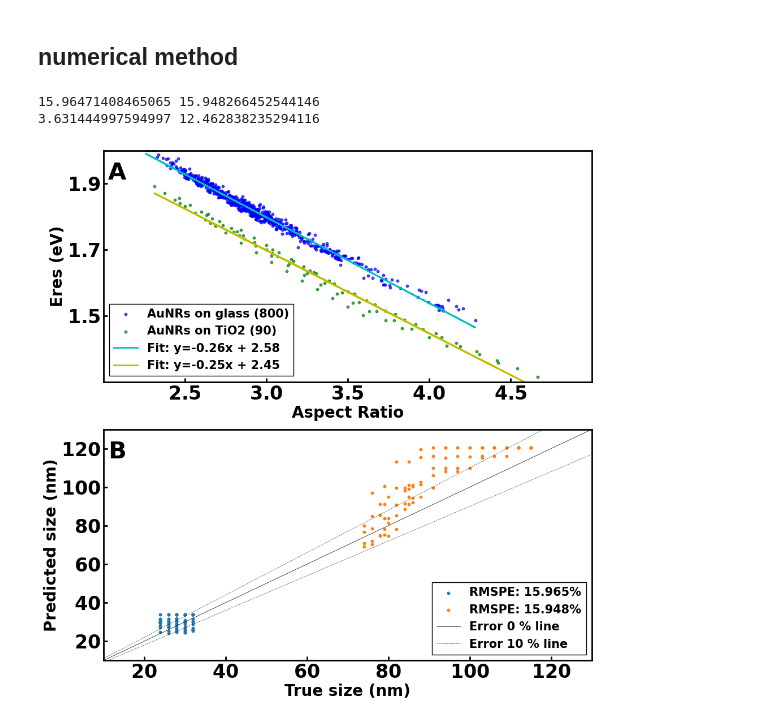
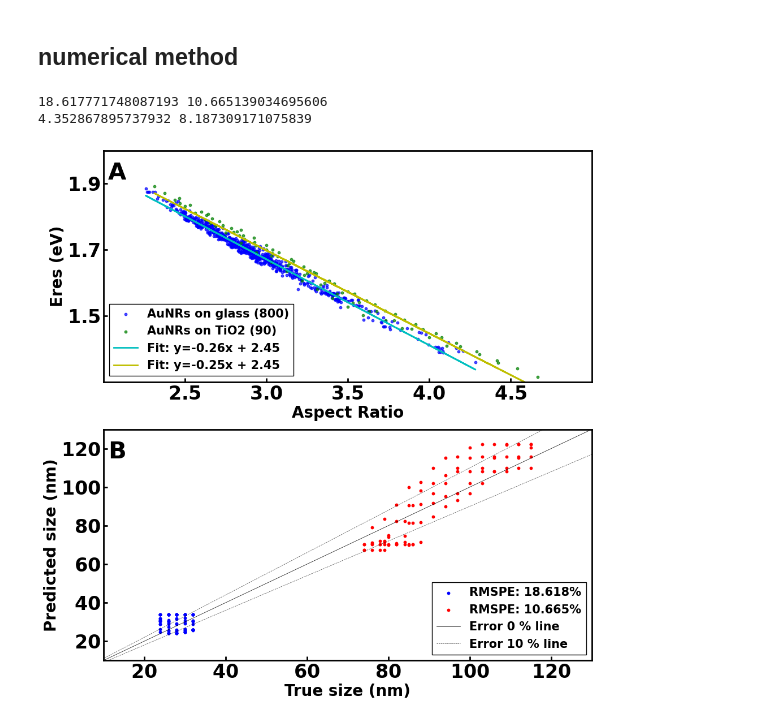
Before and after one commit to SWAN88/AuNR_DA, a Jupyter notebook: 060524_AuNR_DA_figures.ipynb, the cells around one changed output. Drawn from its saved outputs; the diff is of its cells as text; code cells hidden in the pictures.

Commit message:
update figure outline

```diff
--- a/060524_AuNR_DA_figures.ipynb
+++ b/060524_AuNR_DA_figures.ipynb
@@ -266,7 +266,7 @@ def calculate_mean(lst):
 
 
 def numerical_method(ito_data, glass_data, target_nsub):
-    ito_nsub = 1.975
+    ito_nsub = 1.96
     glass_nsub = 1.52
     dnsub_IG = ito_nsub - glass_nsub
     dEres_IG_list = []
@@ -711,7 +711,7 @@ plt.subplots_adjust(hspace=0)  # Remove the space between plots
 # %% [markdown]
 ## numerical method
 # %%
-TiO2_nsub = 2.358
+TiO2_nsub = 2.36
 TiO2_Eres, TiO2_Linewidth = numerical_method(ito_data, glass_data, target_nsub=TiO2_nsub)
 # %%
 # Combine into a DataFrame
@@ -756,52 +756,52 @@ mael3 = mean_absolute_error(yl_tio2, yl_pred3)
 print(rmspew3, rmspel3)
 print(maew3, mael3)
 # %% [output]
-15.96471408465065 15.948266452544146
-3.631444997594997 12.462838235294116
+18.617771748087193 10.665139034695606
+4.352867895737932 8.187309171075839
 # %%
 # Create a figure with two subplots, sharing the x-axis
 fig, (ax1, ax2) = plt.subplots(2, 1, sharex=False, figsize=(10, 10))
 
 # Perform linear regression
 model1 = LinearRegression()
-# model1.fit(glass_data['ratio'].values.reshape(-1, 1), TiO2_Eres)
-model1.fit(glass_data['ratio'].values.reshape(-1, 1), glass_data['eres'])
+model1.fit(glass_data['ratio'].values.reshape(-1, 1), TiO2_Eres)
+# model1.fit(glass_data['ratio'].values.reshape(-1, 1), glass_data['eres'])
 slope1, intercept1 = model1.coef_[0], model1.intercept_
 
 model2 = LinearRegression()
 model2.fit(tio2_data['ratio'].values.reshape(-1, 1), tio2_data['eres'])
 slope2, intercept2 = model2.coef_[0], model2.intercept_
 
-# ax1.scatter(glass_data['ratio'], TiO2_Eres, s=10, c='b', alpha=0.7, label=f'AuNRs on glass ({glass_data.shape[0]})')
-ax1.scatter(glass_data['ratio'], glass_data['eres'], s=10, c='b', alpha=0.7, label=f'AuNRs on glass ({glass_data.shape[0]})')
+ax1.scatter(glass_data['ratio'], TiO2_Eres, s=10, c='b', alpha=0.7, label=f'AuNRs on glass ({glass_data.shape[0]})')
+# ax1.scatter(glass_data['ratio'], glass_data['eres'], s=10, c='b', alpha=0.7, label=f'AuNRs on glass ({glass_data.shape[0]})')
 ax1.scatter(tio2_data['ratio'], tio2_data['eres'], s=10, c='g', alpha=0.7, label=f'AuNRs on TiO2 ({tio2_data.shape[0]})')
 ax1.plot(glass_data['ratio'], slope1 * glass_data['ratio'] + intercept1, c='c', lw=2, label=f'Fit: y={slope1:.2f}x + {intercept1:.2f}')
 ax1.plot(tio2_data['ratio'], slope2 * tio2_data['ratio'] + intercept2, c='y', lw=2, label=f'Fit: y={slope2:.2f}x + {intercept2:.2f}')
 ax1.set_xlabel('Aspect Ratio')
 ax1.set_ylabel('Eres (eV)')
 ax1.set_xticks([2.5, 3.0, 3.5, 4.0, 4.5])
 ax1.set_yticks([1.5, 1.7, 1.9])
 ax1.set_xlim(2.0, 5.0)
 ax1.set_ylim(1.3, 2.0)
 ax1.legend(loc='lower left', fontsize=15)
 ax1.text(0.01, 0.95, 'A', ha='left', va='top', transform=ax1.transAxes, fontsize=30)
 
-ax2.scatter(yw_tio2, yw_pred3, s=10, label=f'RMSPE: {round(rmspew3, 3)}%')
-ax2.scatter(yl_tio2, yl_pred3, s=10, label=f'RMSPE: {round(rmspel3, 3)}%')
+ax2.scatter(yw_tio2, yw_pred3, s=10, c='b', label=f'RMSPE: {round(rmspew3, 3)}%')
+ax2.scatter(yl_tio2, yl_pred3, s=10, c='r', label=f'RMSPE: {round(rmspel3, 3)}%')
 
 ax2.plot(x, x, c='k', lw=0.5, label='Error 0 % line')
 ax2.plot(x, 1.1*x, c='k', linestyle='--', lw=0.5, label='Error 10 % line', alpha=0.75)
 ax2.plot(x, 0.9*x, c='k', linestyle='--', lw=0.5, alpha=0.75)
 
 ax2.set_xlabel('True size (nm)')
 ax2.set_ylabel('Predicted size (nm)')
 # ax2.set_xticks([2.5, 3.0, 3.5, 4.0, 4.5])
 # ax2.set_yticks([1.5, 1.7, 1.9])
 ax2.set_xlim(10, 130)
 ax2.set_ylim(10, 130)
 ax2.legend(loc='lower right', fontsize=15)
 ax2.text(0.01, 0.95, 'B', ha='left', va='top', transform=ax2.transAxes, fontsize=30)
 
 plt.subplots_adjust(hspace=0)  # Remove the space between plots
 # %% [output]
-[figure, old version]
+[figure, new version]
```
Also changed, not shown: parts of 13 cells of this notebook, 7 other files.
